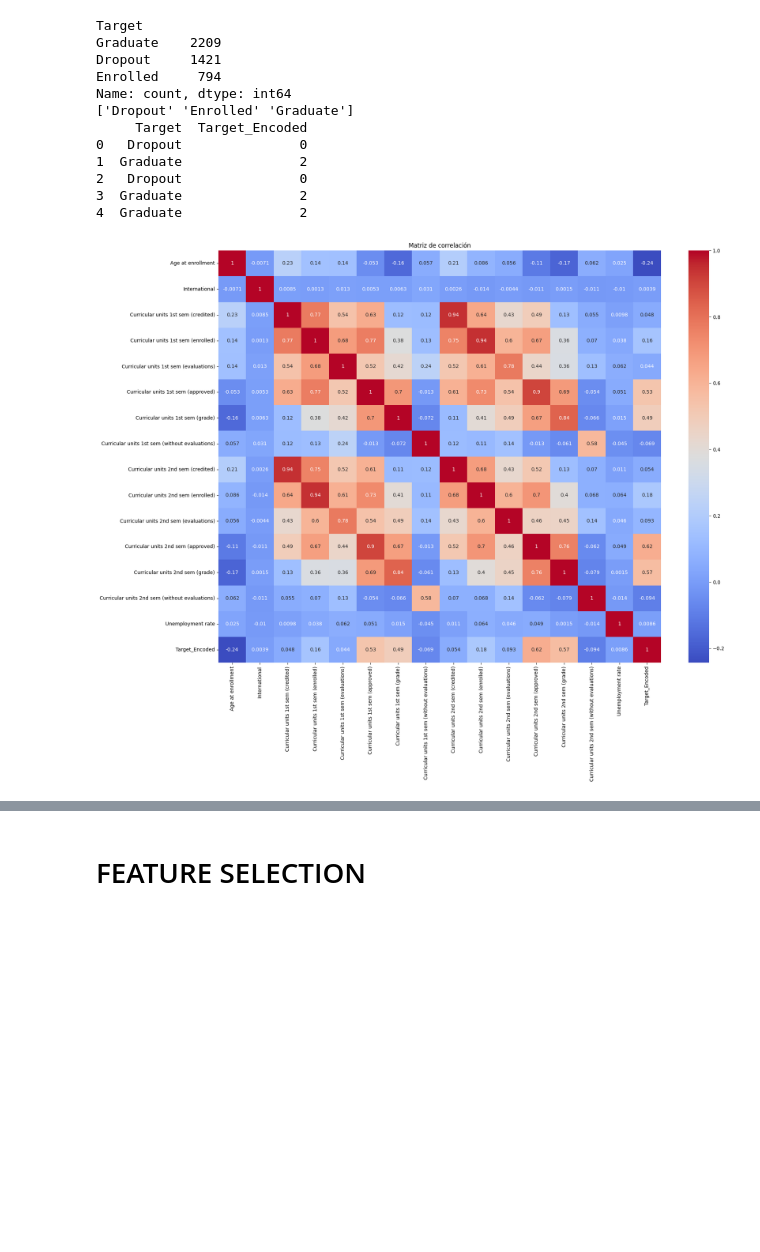
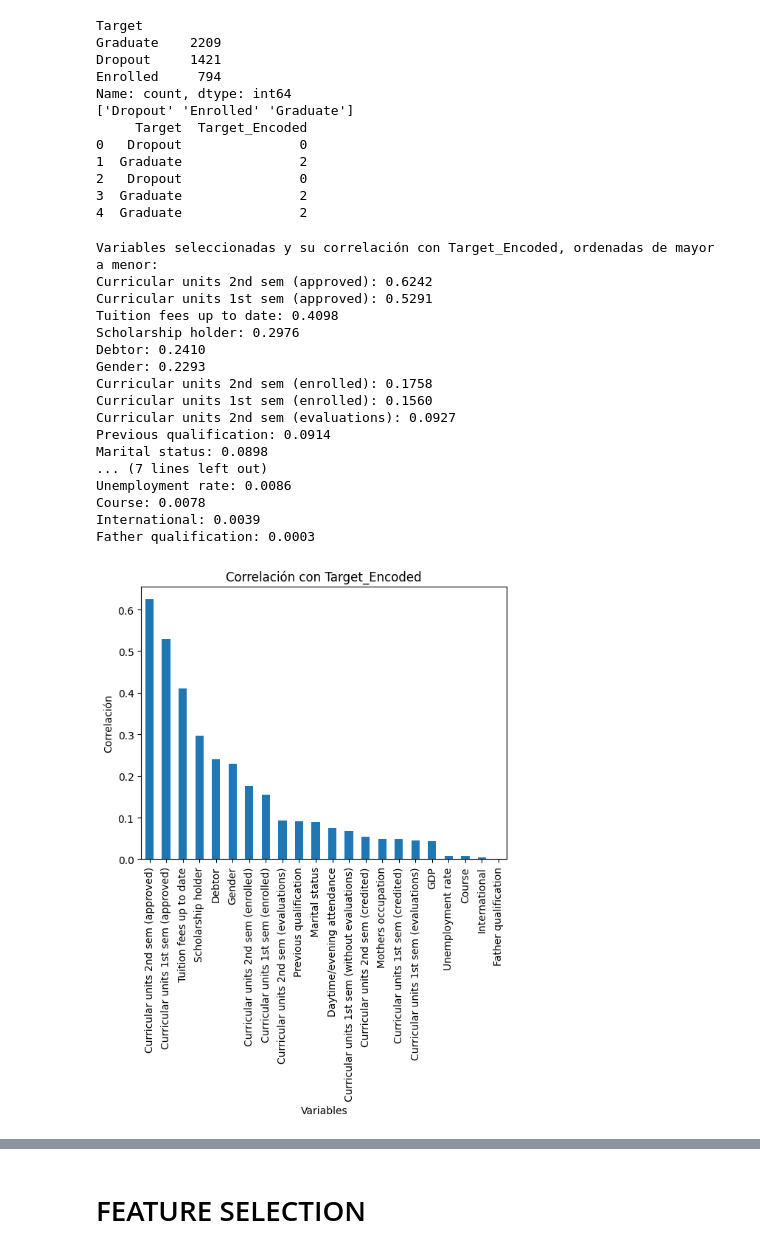
Before and after one commit to AimoneCG/Proyecto-CoderHouse-Data-Science-I-Fundamentos-para-la-Ciencia-de-Datos, a Jupyter notebook: ProyectoDS_Entrega_Final_Aimone.ipynb, the cells around one changed output, grey strips where cells are left out. Saved outputs shown, nothing was run; the diff lists cells and outputs as text; code cells hidden in the pictures; blank space fills up the shorter version.

```diff
--- a/ProyectoDS_Entrega_Final_Aimone.ipynb
+++ b/ProyectoDS_Entrega_Final_Aimone.ipynb
@@ -386,12 +345,14 @@ print(df_reducido.head)
 # %%
 # Codifico la variable objetivo 'Target' Usando LabelEncoder
 label_encoder = LabelEncoder()
-df_reducido['Target_Encoded'] = label_encoder.fit_transform(df_reducido['Target'])
+df['Target_Encoded'] = label_encoder.fit_transform(df['Target'])
 
 # Verifico
-print(df_reducido['Target'].value_counts())
+print(df['Target'].value_counts())
 print(label_encoder.classes_)
-print(df_reducido[['Target', 'Target_Encoded']].head())
+
+#Imprimo la cabecera para verificar el cambio realizado
+print(df[['Target', 'Target_Encoded']].head())
 # %% [output]
 Target
 Graduate    2209
@@ -405,12 +366,3 @@ Name: count, dtype: int64
 2   Dropout               0
 3  Graduate               2
 4  Graduate               2
-# %%
-df_2 = df_reducido.drop('Target', axis=1)
-correlation_matrix = df_2.corr()
-plt.figure(figsize=(20, 15))
-sns.heatmap(correlation_matrix, annot=True, cmap='coolwarm')
-plt.title('Matriz de correlación')
-plt.show()
-# %% [output]
-[figure, removed]
@@ -420,0 +369,63 @@ y = df_reducido['Target_Encoded']
+# %%
+# Mantener solo las columnas numéricas
+numerical_df = df.select_dtypes(include='number')
+
+# Separar las variables predictoras y la variable objetivo
+y = numerical_df['Target_Encoded']  # Variable objetivo
+X = numerical_df.drop(columns=['Target_Encoded'])  # Variables predictoras
+
+# Función para backward selection
+def backward_selection(X, y, significance_level=0.06):
+    initial_vars = X.columns.tolist()
+    while len(initial_vars) > 0:
+        # Use sm.OLS here
+        model = sm.OLS(y, X[initial_vars]).fit()
+        # Obtener la p-valor máximo entre las variables actuales
+        max_p_value = max(model.pvalues)
+        if max_p_value > significance_level:
+            excluded_var = model.pvalues.idxmax()
+            initial_vars.remove(excluded_var)
+        else:
+            break
+    return initial_vars
+
+# Ejecutar la selección hacia atrás
+selected_vars = backward_selection(X, y)
+
+# Remover 'const' si está en las variables seleccionadas
+if 'const' in selected_vars:
+    selected_vars.remove('const')
+
+# Calcular la correlación con 'Target_Encoded' para las variables seleccionadas y ordenarlas
+correlation_with_Target_Encoded = numerical_df[selected_vars].corrwith(numerical_df['Target_Encoded']).abs()
+correlation_sorted = correlation_with_Target_Encoded.sort_values(ascending=False)
+
+# Mostrar la lista ordenada de variables seleccionadas
+print("Variables seleccionadas y su correlación con Target_Encoded, ordenadas de mayor a menor:")
+for var, corr in correlation_sorted.items():
+    print(f"{var}: {corr:.4f}")
+
+# Graficar la correlación de las variables seleccionadas con 'Target_Encoded'
+correlation_sorted.plot(kind='bar', title='Correlación con Target_Encoded')
+plt.xlabel('Variables')
+plt.ylabel('Correlación')
+plt.show()
+# %% [output]
+Variables seleccionadas y su correlación con Target_Encoded, ordenadas de mayor a menor:
+Curricular units 2nd sem (approved): 0.6242
+Curricular units 1st sem (approved): 0.5291
+Tuition fees up to date: 0.4098
+Scholarship holder: 0.2976
+Debtor: 0.2410
+Gender: 0.2293
+Curricular units 2nd sem (enrolled): 0.1758
+Curricular units 1st sem (enrolled): 0.1560
+Curricular units 2nd sem (evaluations): 0.0927
+Previous qualification: 0.0914
+Marital status: 0.0898
+... (7 lines left out)
+Unemployment rate: 0.0086
+Course: 0.0078
+International: 0.0039
+Father qualification: 0.0003
+[figure, added]
```
Also changed, not shown: parts of 20 cells of this notebook.
